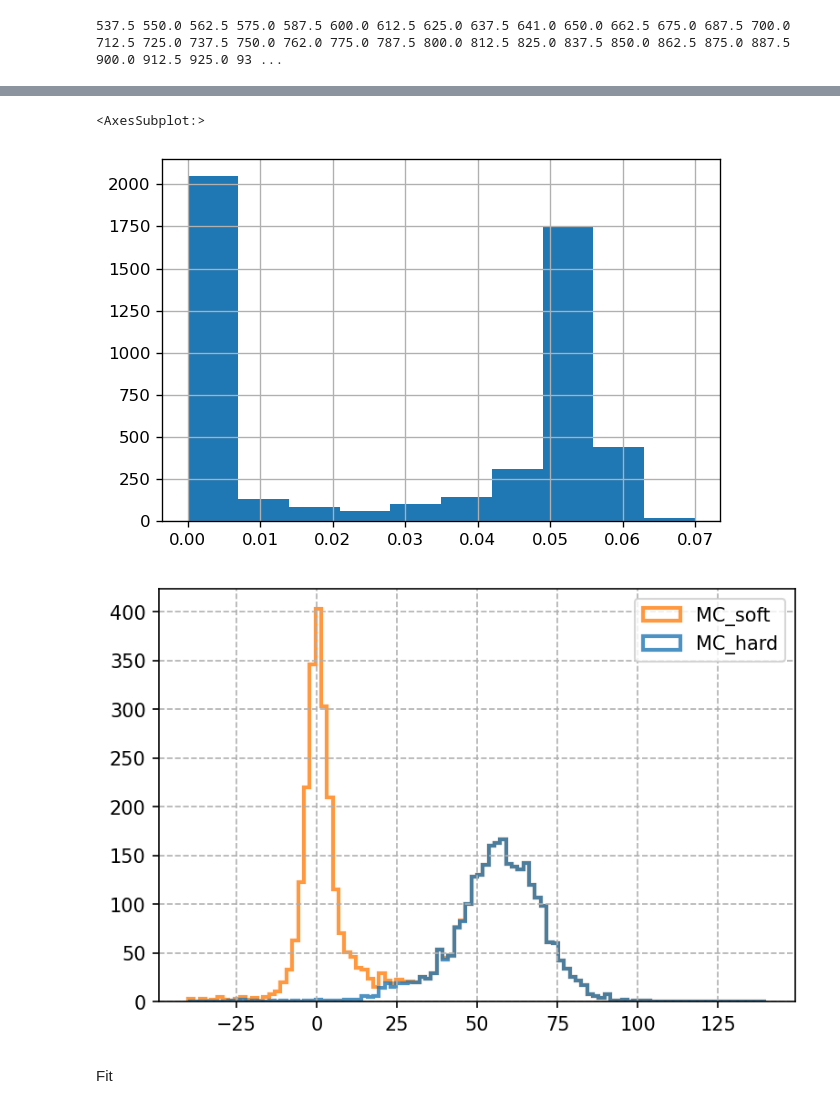
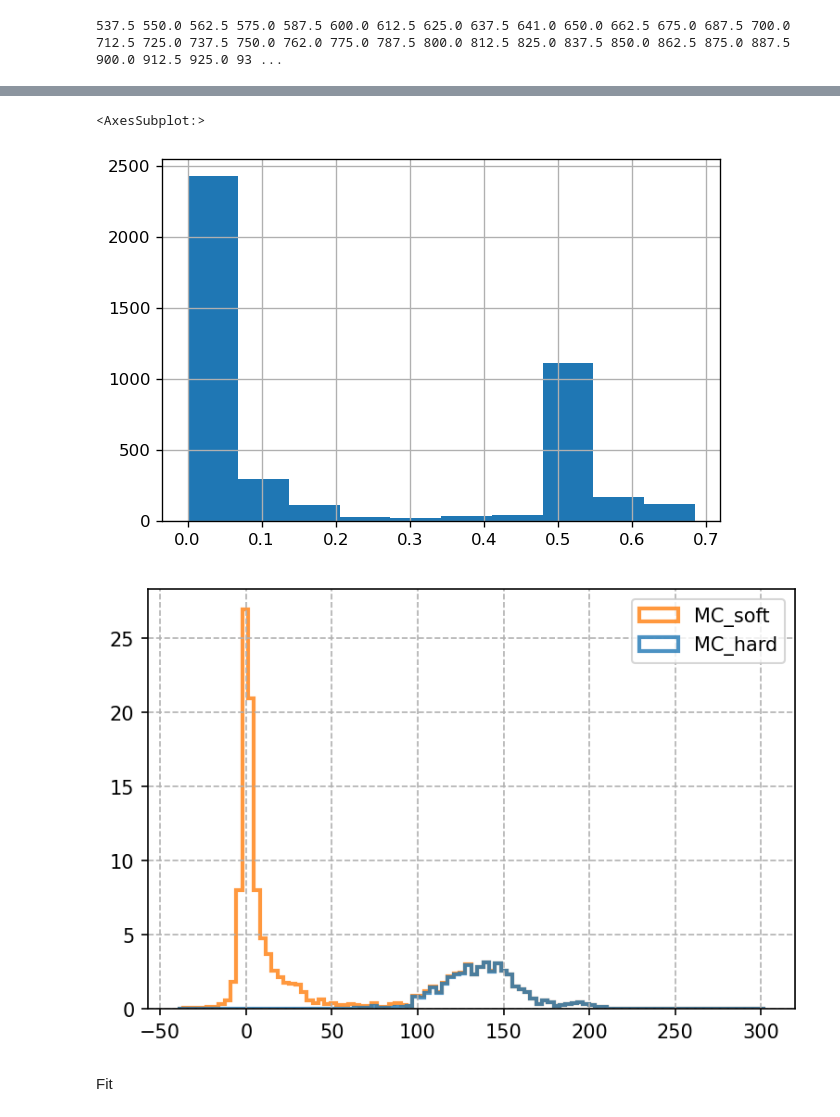
Before and after one commit to nikita-p/kskl20, a Jupyter notebook: notebooks/03. Cross section.ipynb, the cells around one changed output, grey strips where cells are left out. Cells and saved outputs as stored; diff of their text form; code cells hidden in the pictures.

```diff
--- a/notebooks/03. Cross section.ipynb
+++ b/notebooks/03. Cross section.ipynb
@@ -13,17 +13,22 @@ import pylib.style as pys
 %matplotlib inline
 plt.rcParams['figure.dpi'] = 120
 # %%
+def angle(e):
+    return 0.205/(e0*2e-3-0.732) + 0.14
+
 def get_x(df, phi):
     mKs= 497.6
+    p = phi
+#     p = phi(df.ksminv**2 + df.ksptot**2)
     p0 = np.sqrt(df.emeas.mean()**2 - mKs**2)
     dE = df.ksminv - mKs
     dP = df.ksptot - p0
-    x1 =  dE*np.cos(phi) - dP*np.sin(phi)
-    x2 =  dE*np.sin(phi) + dP*np.cos(phi)
+    x1 =  dE*np.cos(p) - dP*np.sin(p)
+    x2 =  dE*np.sin(p) + dP*np.cos(p)
     return x1, x2
 # %%
 dfExp = uproot.open('../trees/19/exp.root')['t'].pandas.df()
-dfMC  = uproot.open('../trees/19/mc_mcgpj2.root')['t'].pandas.df()
+dfMC  = uproot.open('../trees/19/mc_mcgpj.root')['t'].pandas.df()
 
 dfExp['ebeam'] = dfExp.name.astype(str).str.extract(r'_e(\d+.?\d*)_', expand=False).astype(float)
 dfMC['ebeam'] = dfMC.name.astype(str).str.extract(r'_(\d+.?\d*)_', expand=False).astype(float)
@@ -51,7 +56,7 @@ for i in sorted( dfExp.index.unique() & dfMC.index.unique()):
 # %% [output]
 537.5 550.0 562.5 575.0 587.5 600.0 612.5 625.0 637.5 641.0 650.0 662.5 675.0 687.5 700.0 712.5 725.0 737.5 750.0 762.0 775.0 787.5 800.0 812.5 825.0 837.5 850.0 862.5 875.0 887.5 900.0 912.5 925.0 93 ...
 # %%
-e0, nMC = 537.5, 20000
+e0, nMC = 850.0, 20000
 # %%
 dfE = dfExp.loc[e0].copy()
 dfM =  dfMC.loc[e0].copy()
@@ -86,29 +91,29 @@ ax2.legend();
 dfM.sim_energy.hist()
 # %% [output]
 <AxesSubplot:>
-[figure, old version]
+[figure, new version]
 # %%
-dfM_soft = dfM.loc[dfM.sim_energy < 0.02]
-dfM_hard = dfM.loc[dfM.sim_energy >= 0.02]
+dfM_soft = dfM.loc[dfM.sim_energy < 0.4]
+dfM_hard = dfM.loc[dfM.sim_energy >= 0.4]
 # %%
 plt.figure(dpi=150)
 plt.grid(ls='--')
-hist_range, hist_bins, hist_norm = (-40, 140), 100, 7
+hist_range, hist_bins, hist_norm = (-40, dfE.x1.max()), 100, 7
 
 count_exp = np.count_nonzero(abs(dfE.x1)<hist_norm)
 count_mc  = np.count_nonzero(abs(dfM.x1)<hist_norm)
 
 # pys.hep_histo(dfE.x1, bins=hist_bins, range=hist_range, label='Exp')
 # plt.hist(dfE.x1, bins=hist_bins, range=hist_range, histtype='step', density=False, lw=2, label='Exp', alpha=1);
 # plt.hist(dfM.x1, bins=hist_bins, range=hist_range, histtype='step', density=False, lw=2, label='MC',
 #          weights=np.ones(len(dfM))*count_exp/count_mc, alpha=0.8);
 plt.hist([dfM_hard.x1, dfM_soft.x1], bins=hist_bins, range=hist_range, histtype='step', density=False, lw=2,
          label=['MC_hard', 'MC_soft'], stacked=True, alpha=0.8, zorder=0,
          weights=[np.ones(len(dfM_hard))*count_exp/count_mc, np.ones(len(dfM_soft))*count_exp/count_mc]);
 # plt.yscale('log')
 plt.legend();
 # %% [output]
-[figure, old version]
+[figure, new version]
 # %% [markdown]
 Fit
 # %%
```
Also changed, not shown: parts of 15 cells of this notebook, 4 other files.
